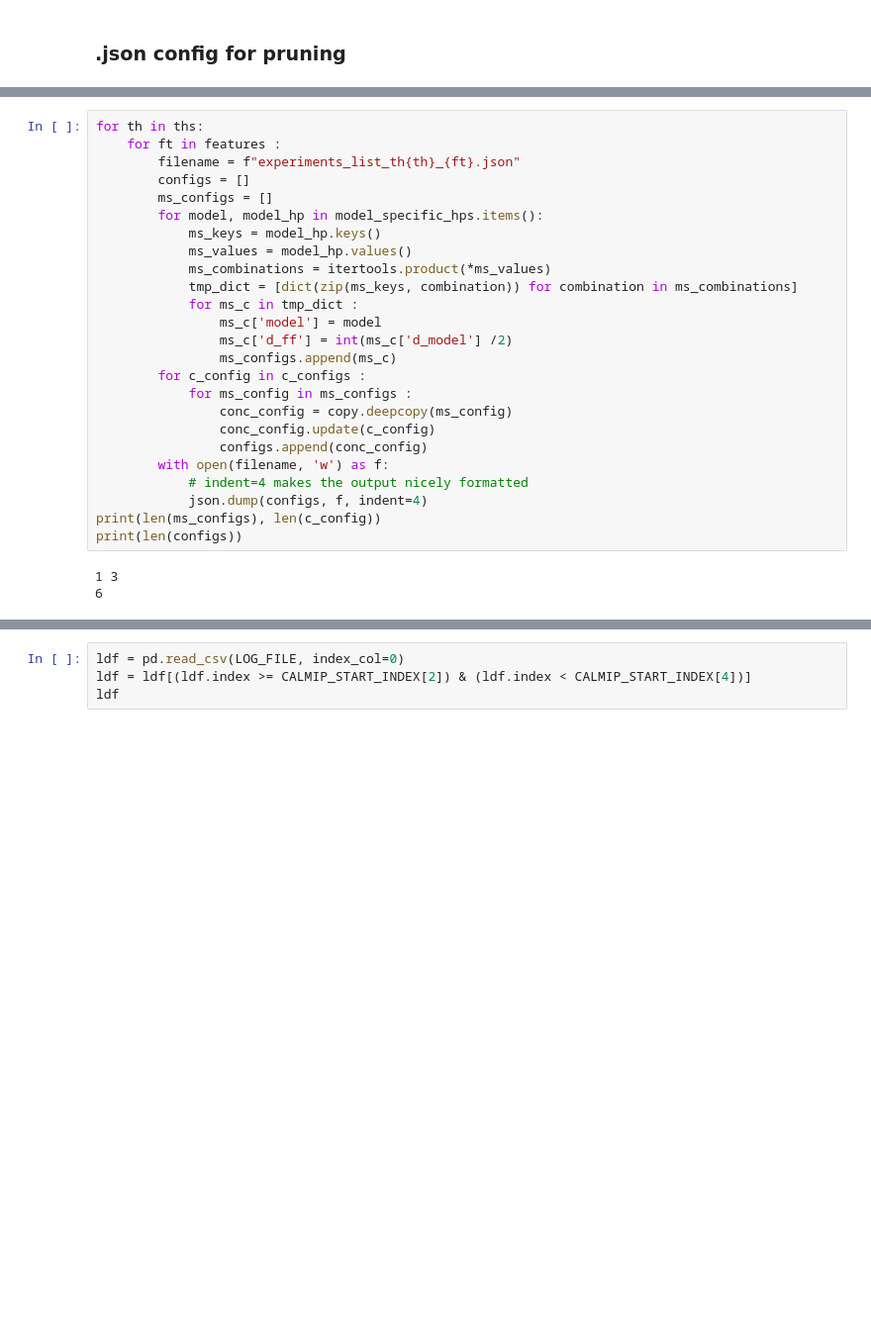
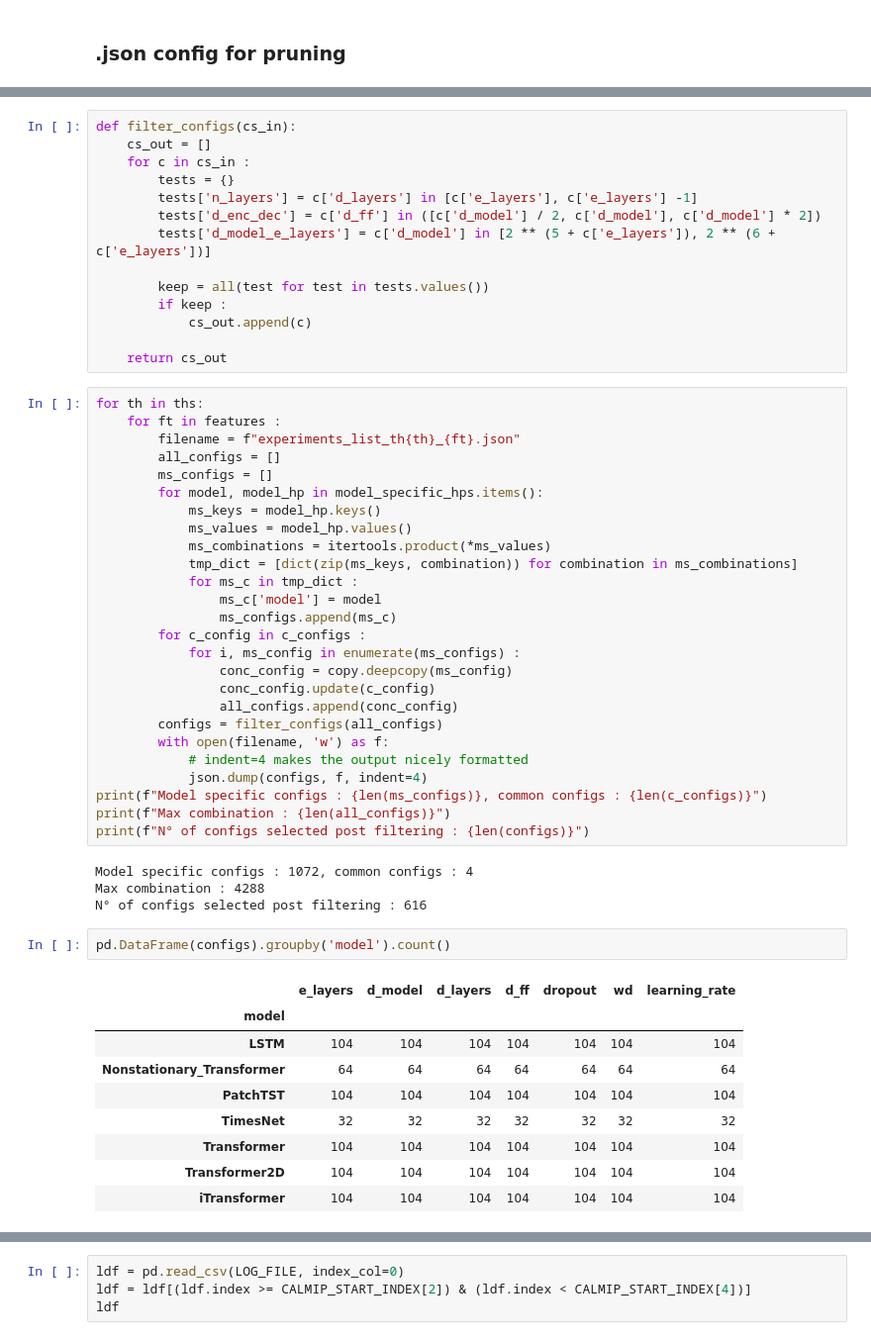
Before and after one commit to arnaud-odet/Time-Series-Library, a Jupyter notebook: job_creator.ipynb, the cells around one changed output, grey strips where cells are left out. Shown at 99% size. Saved outputs shown, nothing was run; the diff lists cells and outputs as text; blank space fills up the shorter version.

```diff
--- a/job_creator.ipynb
+++ b/job_creator.ipynb
@@ -50,8 +51,22 @@ len(c_configs)
+# %%
+def filter_configs(cs_in):
+    cs_out = []
+    for c in cs_in :
+        tests = {}
+        tests['n_layers'] = c['d_layers'] in [c['e_layers'], c['e_layers'] -1]
+        tests['d_enc_dec'] = c['d_ff'] in ([c['d_model'] / 2, c['d_model'], c['d_model'] * 2])
+        tests['d_model_e_layers'] = c['d_model'] in [2 ** (5 + c['e_layers']), 2 ** (6 + c['e_layers'])]
+
+        keep = all(test for test in tests.values())
+        if keep :
+            cs_out.append(c)
+
+    return cs_out
 # %%
 for th in ths:
     for ft in features :
         filename = f"experiments_list_th{th}_{ft}.json"
-        configs = []
+        all_configs = []
         ms_configs = []
         for model, model_hp in model_specific_hps.items():
             ms_keys = model_hp.keys()
@@ -60,21 +75,35 @@ for th in ths:
             tmp_dict = [dict(zip(ms_keys, combination)) for combination in ms_combinations]
             for ms_c in tmp_dict :
                 ms_c['model'] = model
-                ms_c['d_ff'] = int(ms_c['d_model'] /2)
                 ms_configs.append(ms_c)
         for c_config in c_configs :
-            for ms_config in ms_configs :
+            for i, ms_config in enumerate(ms_configs) :
                 conc_config = copy.deepcopy(ms_config)
                 conc_config.update(c_config)
-                configs.append(conc_config)
+                all_configs.append(conc_config)
+        configs = filter_configs(all_configs)
         with open(filename, 'w') as f:
             # indent=4 makes the output nicely formatted
             json.dump(configs, f, indent=4)
-print(len(ms_configs), len(c_config))
-print(len(configs))
+print(f"Model specific configs : {len(ms_configs)}, common configs : {len(c_configs)}")
+print(f"Max combination : {len(all_configs)}")
+print(f"N° of configs selected post filtering : {len(configs)}")
 # %% [output]
-1 3
-6
+Model specific configs : 1072, common configs : 4
+Max combination : 4288
+N° of configs selected post filtering : 616
+# %%
+pd.DataFrame(configs).groupby('model').count()
+# %% [output]
+|  | e_layers | d_model | d_layers | d_ff | dropout | wd | learning_rate |
+| model |  |  |  |  |  |  |  |
+| LSTM | 104 | 104 | 104 | 104 | 104 | 104 | 104 |
+| Nonstationary_Transformer | 64 | 64 | 64 | 64 | 64 | 64 | 64 |
+| PatchTST | 104 | 104 | 104 | 104 | 104 | 104 | 104 |
+| TimesNet | 32 | 32 | 32 | 32 | 32 | 32 | 32 |
+| Transformer | 104 | 104 | 104 | 104 | 104 | 104 | 104 |
+| Transformer2D | 104 | 104 | 104 | 104 | 104 | 104 | 104 |
+| iTransformer | 104 | 104 | 104 | 104 | 104 | 104 | 104 |
 # %%
 configs
 # %% [output]
```
Also changed, not shown: parts of 11 cells of this notebook, 17 other files.
